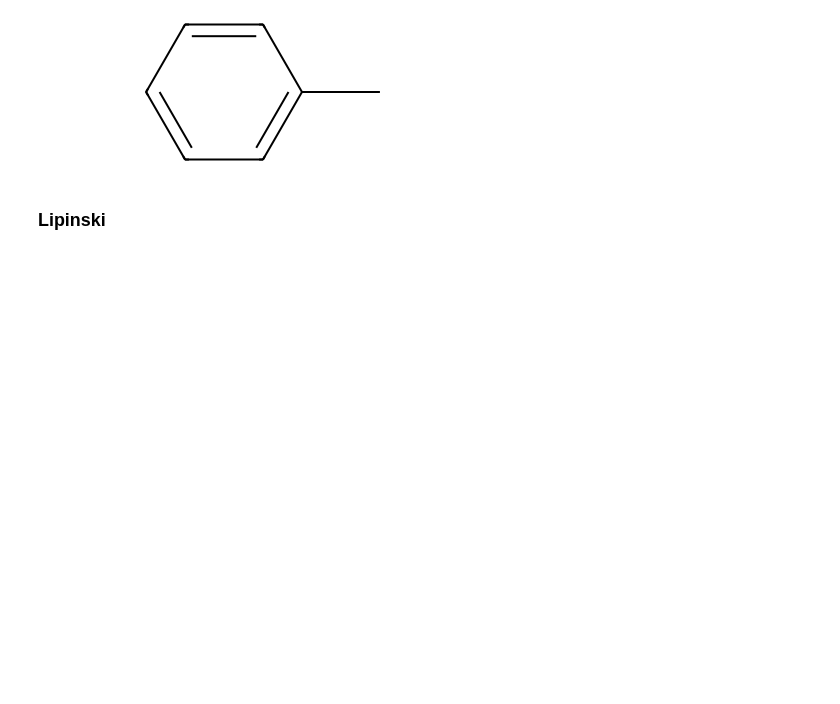
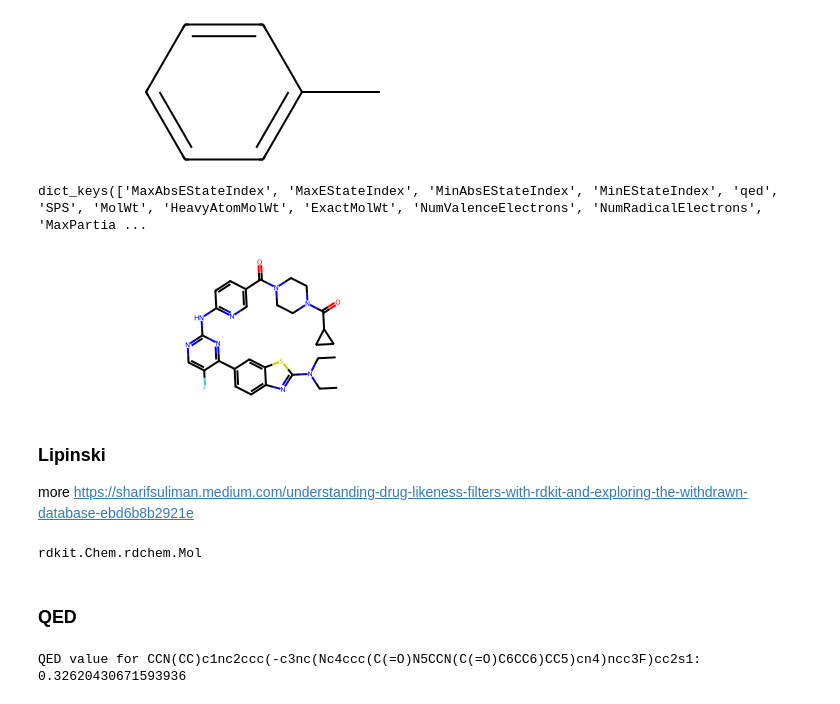
Before and after one commit to SleepDealler/In-Silco-Screening-and-Generating-for-TrmD-Inhibitors, a Jupyter notebook: src/notebooks/dev-initial-screening.ipynb, the cells around one changed output. Cells and saved outputs as stored; diff of their text form; code cells hidden in the pictures; blank space fills up the shorter version.

```diff
--- a/src/notebooks/dev-initial-screening.ipynb
+++ b/src/notebooks/dev-initial-screening.ipynb
@@ -77,5 +97,3 @@ m = Chem.MolFromSmiles("Cc1ccccc1")
 m
 # %% [output]
 [figure]
-# %% [markdown]
-### Lipinski
@@ -82,3 +104,21 @@ m
+# %%
+vals.keys()
+# %% [output]
+dict_keys(['MaxAbsEStateIndex', 'MaxEStateIndex', 'MinAbsEStateIndex', 'MinEStateIndex', 'qed', 'SPS', 'MolWt', 'HeavyAtomMolWt', 'ExactMolWt', 'NumValenceElectrons', 'NumRadicalElectrons', 'MaxPartia ...
+# %%
+m = Chem.MolFromSmiles(
+    "FC1=CN=C(NC2=NC=C(C(N3CCN(C(C4CC4)=O)CC3)=O)C=C2)N=C1C5=CC=C6N=C(N(CC)CC)SC6=C5"
+)
+m
+# %% [output]
+[figure, added]
+# %% [markdown]
+### Lipinski
+more https://sharifsuliman.medium.com/understanding-drug-likeness-filters-with-rdkit-and-exploring-the-withdrawn-database-ebd6b8b2921e
+# %%
+type(mol)
+# %% [output]
+rdkit.Chem.rdchem.Mol
 # %%
 from rdkit.Chem import Descriptors
 
@@ -89,3 +129,17 @@ LogP = Descriptors.MolLogP(mol)
 conditions = [MW <= 500, HBA <= 10, HBD <= 5, LogP <= 5]
 pass_ro5 = conditions.count(True) >= 3
 print(pass_ro5)
+# %% [markdown]
+### QED
+# %%
+from rdkit import Chem
+from rdkit.Chem import QED
+
+
+# Calculate QED
+qed_value = QED.qed(mol)
+
+# Print the QED value
+print(f"QED value for {Chem.MolToSmiles(mol)}: {qed_value}")
+# %% [output]
+QED value for CCN(CC)c1nc2ccc(-c3nc(Nc4ccc(C(=O)N5CCN(C(=O)C6CC6)CC5)cn4)ncc3F)cc2s1: 0.32620430671593936
```
Also changed, not shown: parts of 18 cells of this notebook.
